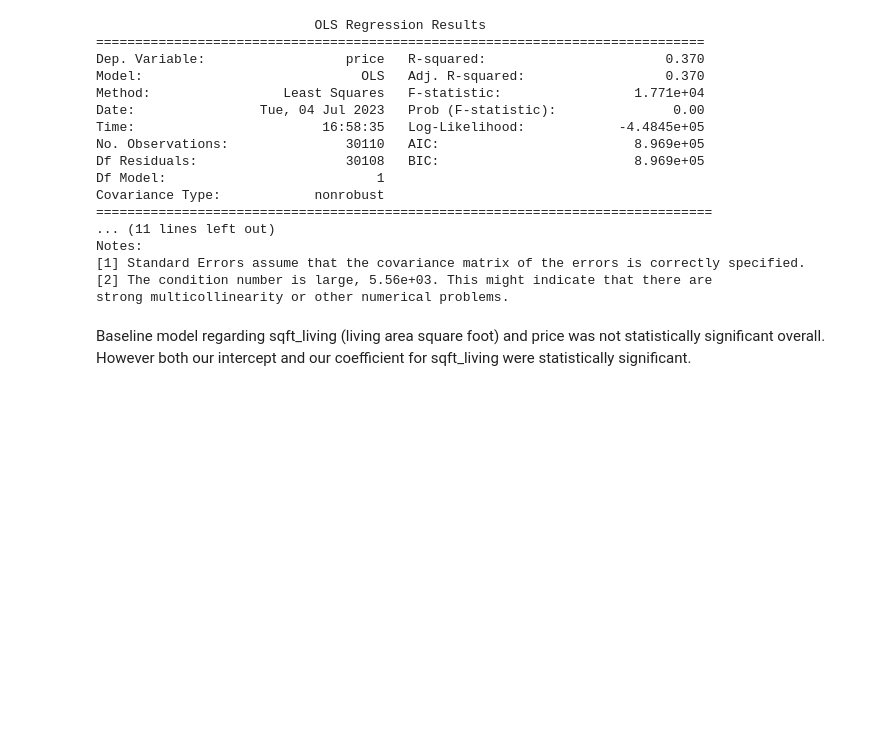
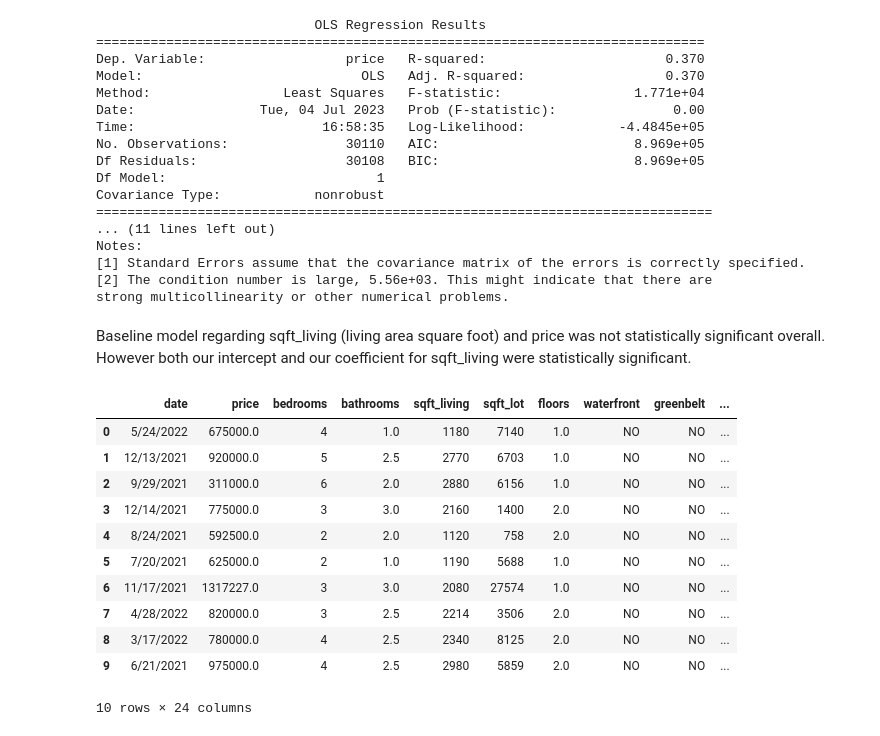
Before and after one commit to ldwilker10/dsc-phase-2-project-v2-5, a Jupyter notebook: student copy.ipynb, the cells around one changed output. Cells and saved outputs as stored; diff of their text form; code cells hidden in the pictures; blank space fills up the shorter version.

```diff
--- a/student copy.ipynb
+++ b/student copy.ipynb
@@ -278,3 +278,18 @@ strong multicollinearity or other numerical problems.
 # %% [markdown]
 Baseline model regarding sqft_living (living area square foot) and price was not statistically significant overall.
 However both our intercept and our coefficient for sqft_living were statistically significant.
+# %%
+kc_house_df.head(10)
+# %% [output]
+|  | date | price | bedrooms | bathrooms | sqft_living | sqft_lot | floors | waterfront | greenbelt | ... |
+| 0 | 5/24/2022 | 675000.0 | 4 | 1.0 | 1180 | 7140 | 1.0 | NO | NO | ... |
+| 1 | 12/13/2021 | 920000.0 | 5 | 2.5 | 2770 | 6703 | 1.0 | NO | NO | ... |
+| 2 | 9/29/2021 | 311000.0 | 6 | 2.0 | 2880 | 6156 | 1.0 | NO | NO | ... |
+| 3 | 12/14/2021 | 775000.0 | 3 | 3.0 | 2160 | 1400 | 2.0 | NO | NO | ... |
+| 4 | 8/24/2021 | 592500.0 | 2 | 2.0 | 1120 | 758 | 2.0 | NO | NO | ... |
+| 5 | 7/20/2021 | 625000.0 | 2 | 1.0 | 1190 | 5688 | 1.0 | NO | NO | ... |
+| 6 | 11/17/2021 | 1317227.0 | 3 | 3.0 | 2080 | 27574 | 1.0 | NO | NO | ... |
+| 7 | 4/28/2022 | 820000.0 | 3 | 2.5 | 2214 | 3506 | 2.0 | NO | NO | ... |
+| 8 | 3/17/2022 | 780000.0 | 4 | 2.5 | 2340 | 8125 | 2.0 | NO | NO | ... |
+| 9 | 6/21/2021 | 975000.0 | 4 | 2.5 | 2980 | 5859 | 2.0 | NO | NO | ... |
+10 rows × 24 columns
```
Also changed, not shown: parts of 5 cells of this notebook.
